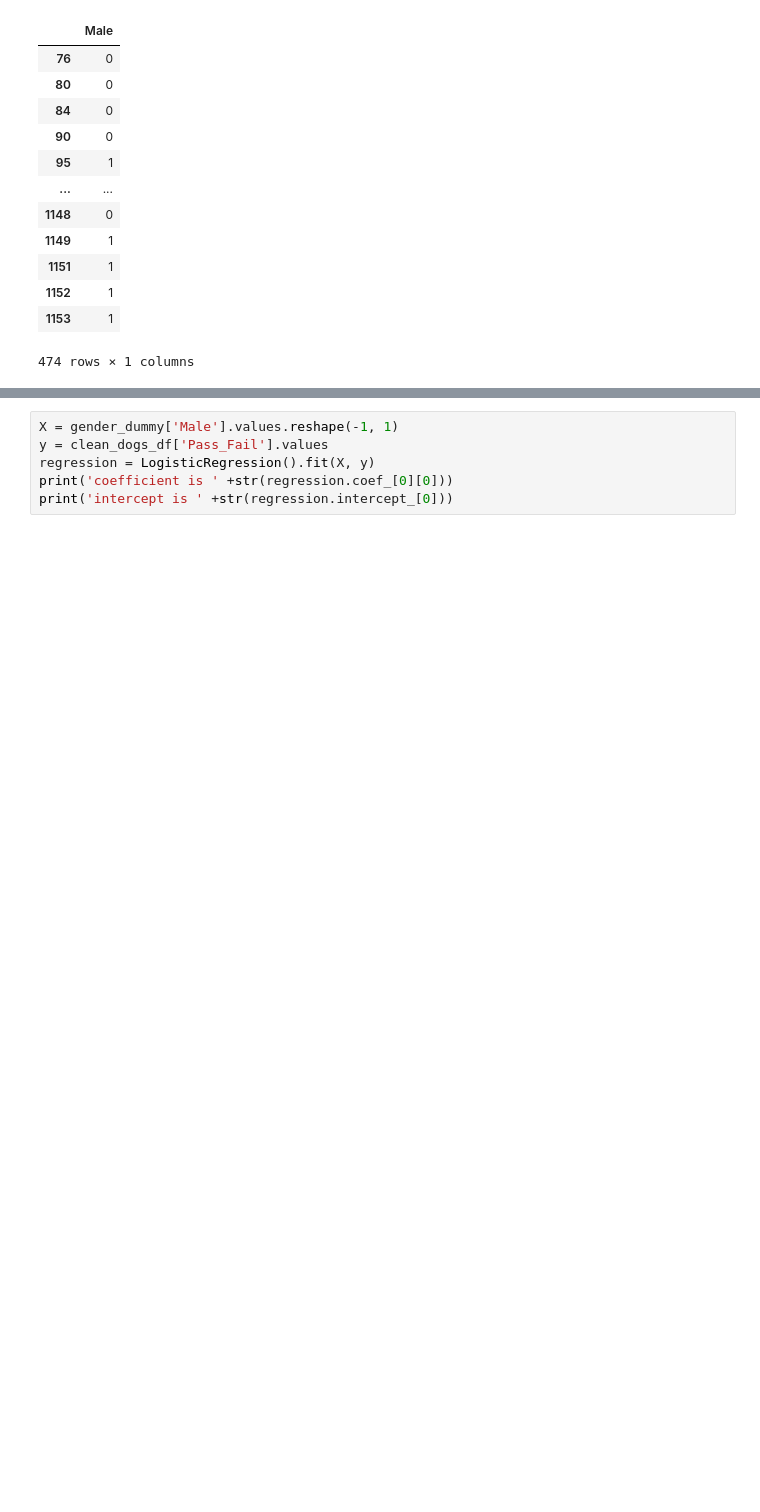
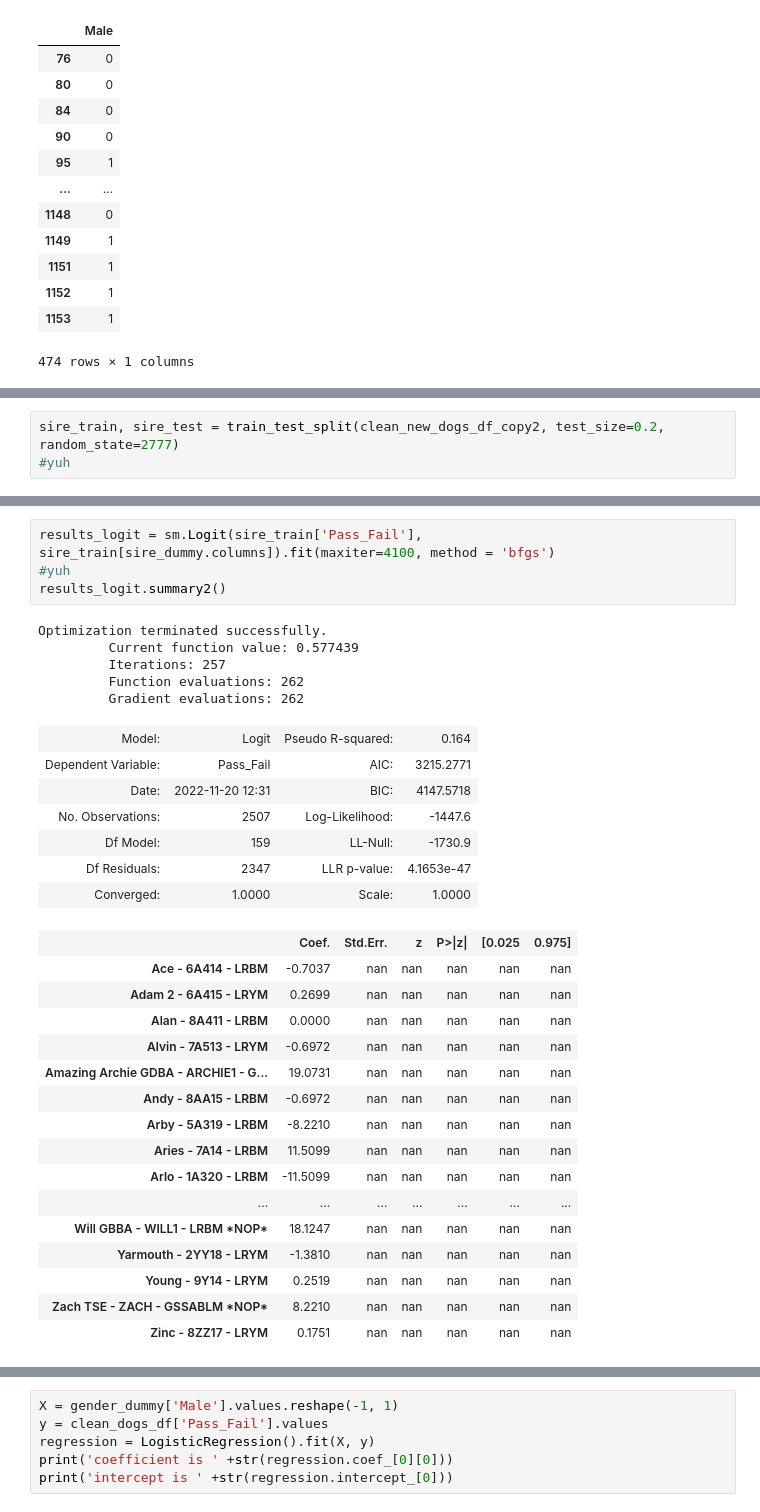
Before and after one commit to Julianna-Castlegrant/info2950-group-proj, a Jupyter notebook: finalproject/dogdata.ipynb, the cells around one changed output, grey strips where cells are left out. Drawn from its saved outputs; the diff is of its cells as text; blank space fills up the shorter version.

```diff
--- a/finalproject/dogdata.ipynb
+++ b/finalproject/dogdata.ipynb
@@ -1758,0 +1546,3 @@ intercept is -0.14956203115077923
+# %%
+sire_train, sire_test = train_test_split(clean_new_dogs_df_copy2, test_size=0.2, random_state=2777)
+#yuh
@@ -1758,0 +1671,33 @@ intercept is -0.14956203115077923
+# %%
+results_logit = sm.Logit(sire_train['Pass_Fail'], sire_train[sire_dummy.columns]).fit(maxiter=4100, method = 'bfgs')
+#yuh
+results_logit.summary2()
+# %% [output]
+Optimization terminated successfully.
+         Current function value: 0.577439
+         Iterations: 257
+         Function evaluations: 262
+         Gradient evaluations: 262
+| Model: | Logit | Pseudo R-squared: | 0.164 |
+| Dependent Variable: | Pass_Fail | AIC: | 3215.2771 |
+| Date: | 2022-11-20 12:31 | BIC: | 4147.5718 |
+| No. Observations: | 2507 | Log-Likelihood: | -1447.6 |
+| Df Model: | 159 | LL-Null: | -1730.9 |
+| Df Residuals: | 2347 | LLR p-value: | 4.1653e-47 |
+| Converged: | 1.0000 | Scale: | 1.0000 |
+|  | Coef. | Std.Err. | z | P>|z| | [0.025 | 0.975] |
+| Ace - 6A414 - LRBM | -0.7037 | nan | nan | nan | nan | nan |
+| Adam 2 - 6A415 - LRYM | 0.2699 | nan | nan | nan | nan | nan |
+| Alan - 8A411 - LRBM | 0.0000 | nan | nan | nan | nan | nan |
+| Alvin - 7A513 - LRYM | -0.6972 | nan | nan | nan | nan | nan |
+| Amazing Archie GDBA - ARCHIE1 - G... | 19.0731 | nan | nan | nan | nan | nan |
+| Andy - 8AA15 - LRBM | -0.6972 | nan | nan | nan | nan | nan |
+| Arby - 5A319 - LRBM | -8.2210 | nan | nan | nan | nan | nan |
+| Aries - 7A14 - LRBM | 11.5099 | nan | nan | nan | nan | nan |
+| Arlo - 1A320 - LRBM | -11.5099 | nan | nan | nan | nan | nan |
+| ... | ... | ... | ... | ... | ... | ... |
+| Will GBBA - WILL1 - LRBM *NOP* | 18.1247 | nan | nan | nan | nan | nan |
+| Yarmouth - 2YY18 - LRYM | -1.3810 | nan | nan | nan | nan | nan |
+| Young - 9Y14 - LRYM | 0.2519 | nan | nan | nan | nan | nan |
+| Zach TSE - ZACH - GSSABLM *NOP* | 8.2210 | nan | nan | nan | nan | nan |
+| Zinc - 8ZZ17 - LRYM | 0.1751 | nan | nan | nan | nan | nan |
```
Also changed, not shown: parts of 159 cells of this notebook.
